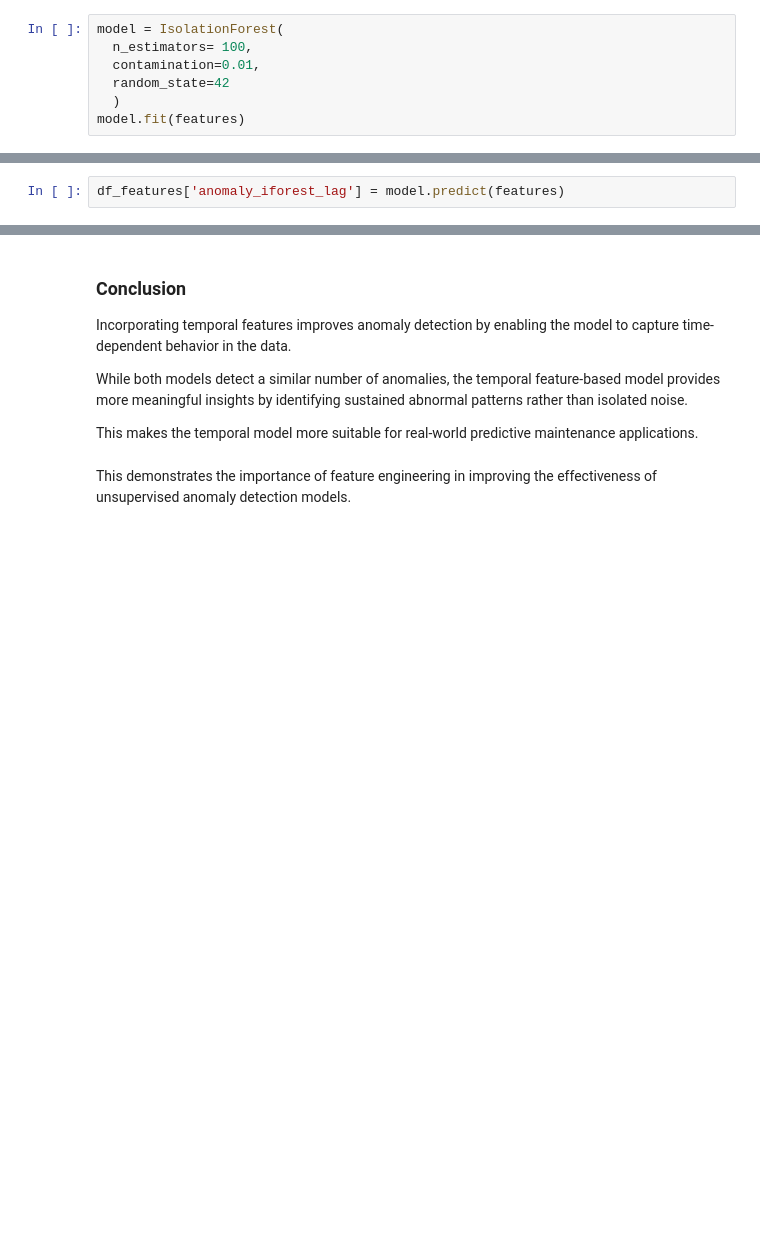
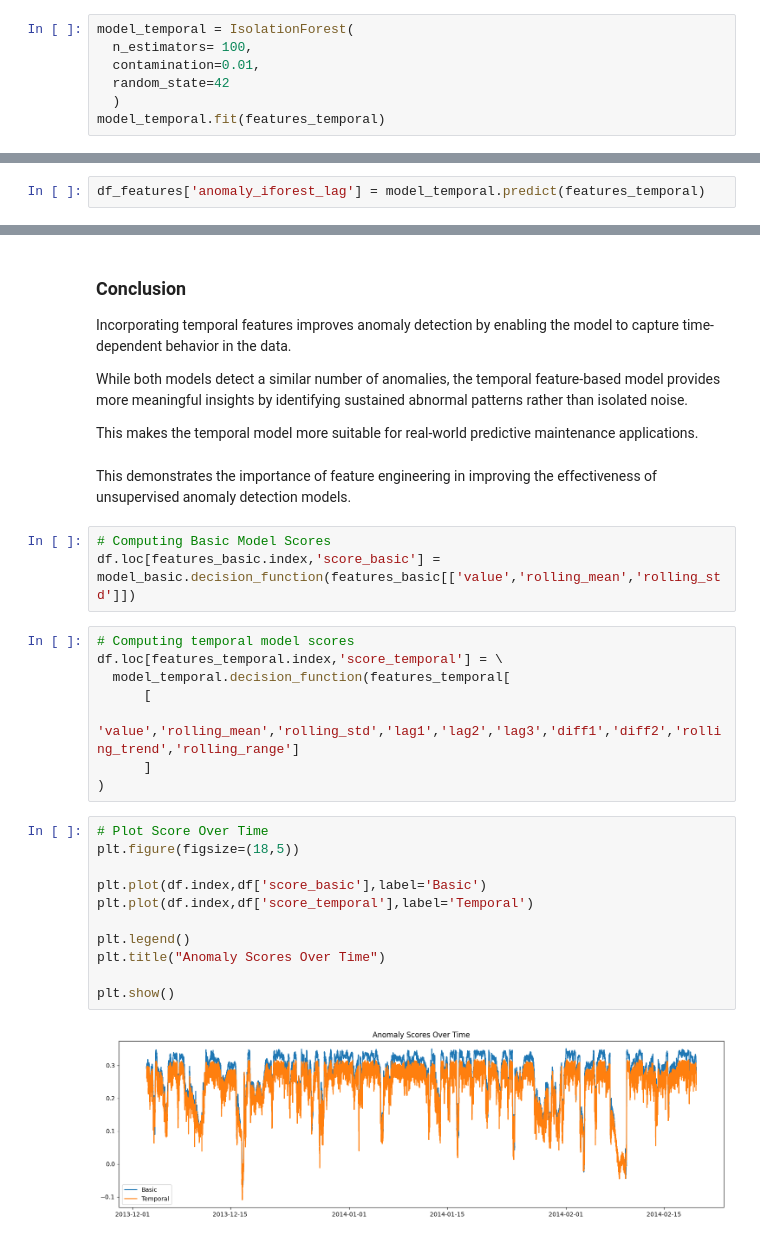
Before and after one commit to MohanManohar/predictive-maintenance-ml, a Jupyter notebook: notebooks/Machine_failure_detection.ipynb, the cells around one changed output, grey strips where cells are left out. Drawn from its saved outputs; the diff is of its cells as text; blank space fills up the shorter version.

Commit message:
Add anomaly score computation and visualization for model comparision

```diff
--- a/notebooks/Machine_failure_detection.ipynb
+++ b/notebooks/Machine_failure_detection.ipynb
@@ -322,12 +316,12 @@ features = df_features[
     ]
 ]
 # %%
-model = IsolationForest(
+model_temporal = IsolationForest(
   n_estimators= 100,
   contamination=0.01,
   random_state=42
   )
-model.fit(features)
+model_temporal.fit(features_temporal)
 # %% [output]
 IsolationForest(contamination=0.01, random_state=42)
 # %% [markdown]
@@ -352,5 +329,5 @@ features
 # %%
-df_features['anomaly_iforest_lag'] = model.predict(features)
+df_features['anomaly_iforest_lag'] = model_temporal.predict(features_temporal)
 # %% [output]
 A value is trying to be set on a copy of a slice from a DataFrame.
 Try using .loc[row_indexer,col_indexer] = value instead
@@ -517,3 +484,27 @@ While both models detect a similar number of anomalies, the temporal feature-bas
 This makes the temporal model more suitable for real-world predictive maintenance applications.
 # %% [markdown]
 This demonstrates the importance of feature engineering in improving the effectiveness of unsupervised anomaly detection models.
+# %%
+# Computing Basic Model Scores
+df.loc[features_basic.index,'score_basic'] = model_basic.decision_function(features_basic[['value','rolling_mean','rolling_std']])
+# %%
+# Computing temporal model scores
+df.loc[features_temporal.index,'score_temporal'] = \
+  model_temporal.decision_function(features_temporal[
+      [
+        'value','rolling_mean','rolling_std','lag1','lag2','lag3','diff1','diff2','rolling_trend','rolling_range']
+      ]
+)
+# %%
+# Plot Score Over Time
+plt.figure(figsize=(18,5))
+
+plt.plot(df.index,df['score_basic'],label='Basic')
+plt.plot(df.index,df['score_temporal'],label='Temporal')
+
+plt.legend()
+plt.title("Anomaly Scores Over Time")
+
+plt.show()
+# %% [output]
+[figure, added]
```
Also changed, not shown: parts of 14 cells of this notebook.
